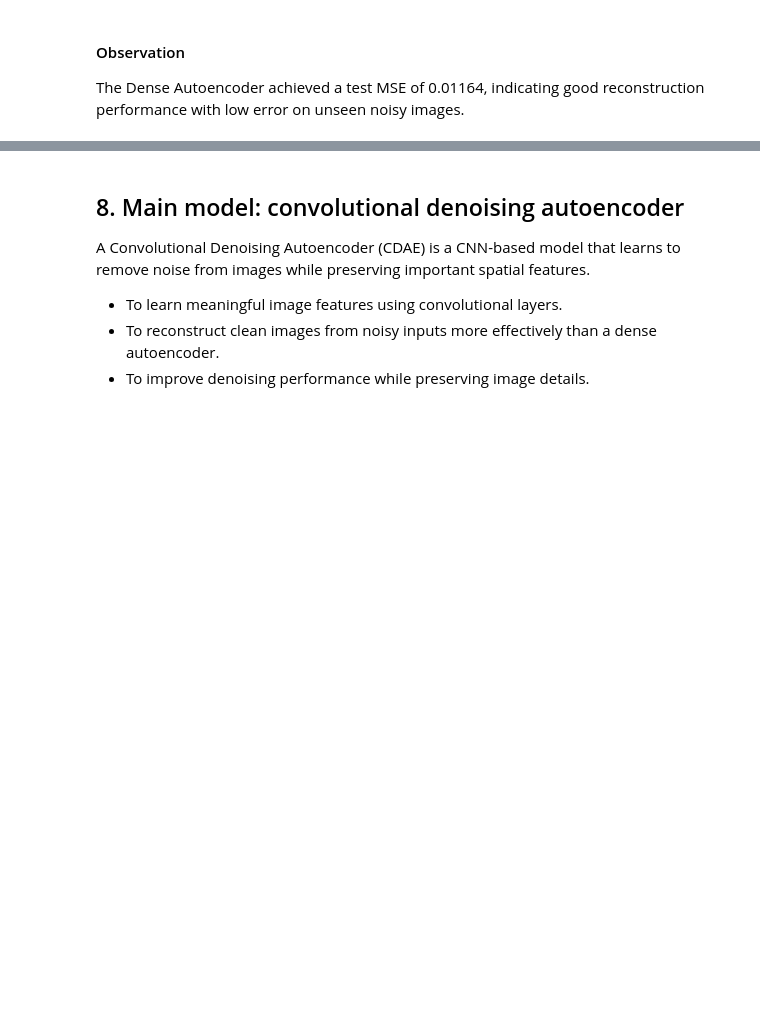
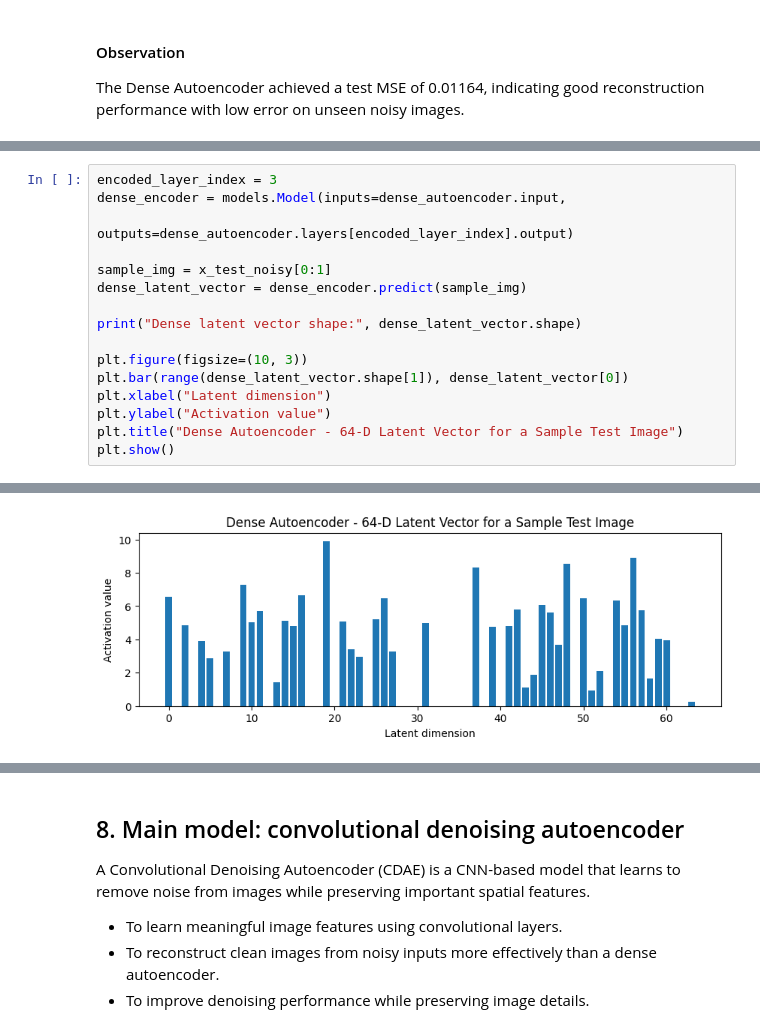
Before and after one commit to RutujaWarkhade/celebal-data-science-internship-2026, a Jupyter notebook: Week6_Rutuja_Warkhade.ipynb, the cells around one changed output, grey strips where cells are left out. Saved outputs shown, nothing was run; the diff lists cells and outputs as text; blank space fills up the shorter version.

```diff
--- a/Week6_Rutuja_Warkhade.ipynb
+++ b/Week6_Rutuja_Warkhade.ipynb
@@ -308,0 +317,17 @@ The Dense Autoencoder achieved a test MSE of 0.01164, indicating good reconstruc
+# %%
+encoded_layer_index = 3
+dense_encoder = models.Model(inputs=dense_autoencoder.input,
+                              outputs=dense_autoencoder.layers[encoded_layer_index].output)
+
+sample_img = x_test_noisy[0:1]
+dense_latent_vector = dense_encoder.predict(sample_img)
+
+print("Dense latent vector shape:", dense_latent_vector.shape)
+
+plt.figure(figsize=(10, 3))
+plt.bar(range(dense_latent_vector.shape[1]), dense_latent_vector[0])
+plt.xlabel("Latent dimension")
+plt.ylabel("Activation value")
+plt.title("Dense Autoencoder - 64-D Latent Vector for a Sample Test Image")
+plt.show()
+# %% [output]
@@ -308,0 +336 @@ The Dense Autoencoder achieved a test MSE of 0.01164, indicating good reconstruc
+[figure, added]
```
Also changed, not shown: parts of 22 cells of this notebook.
